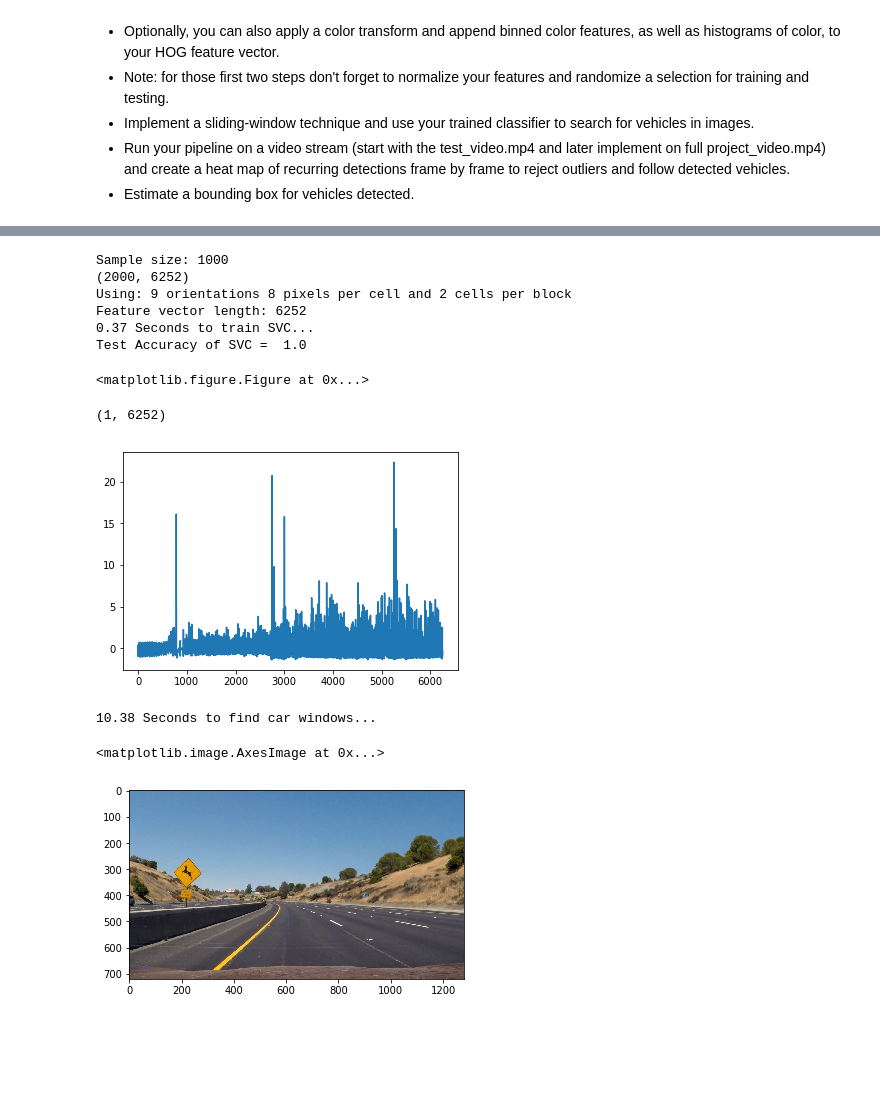
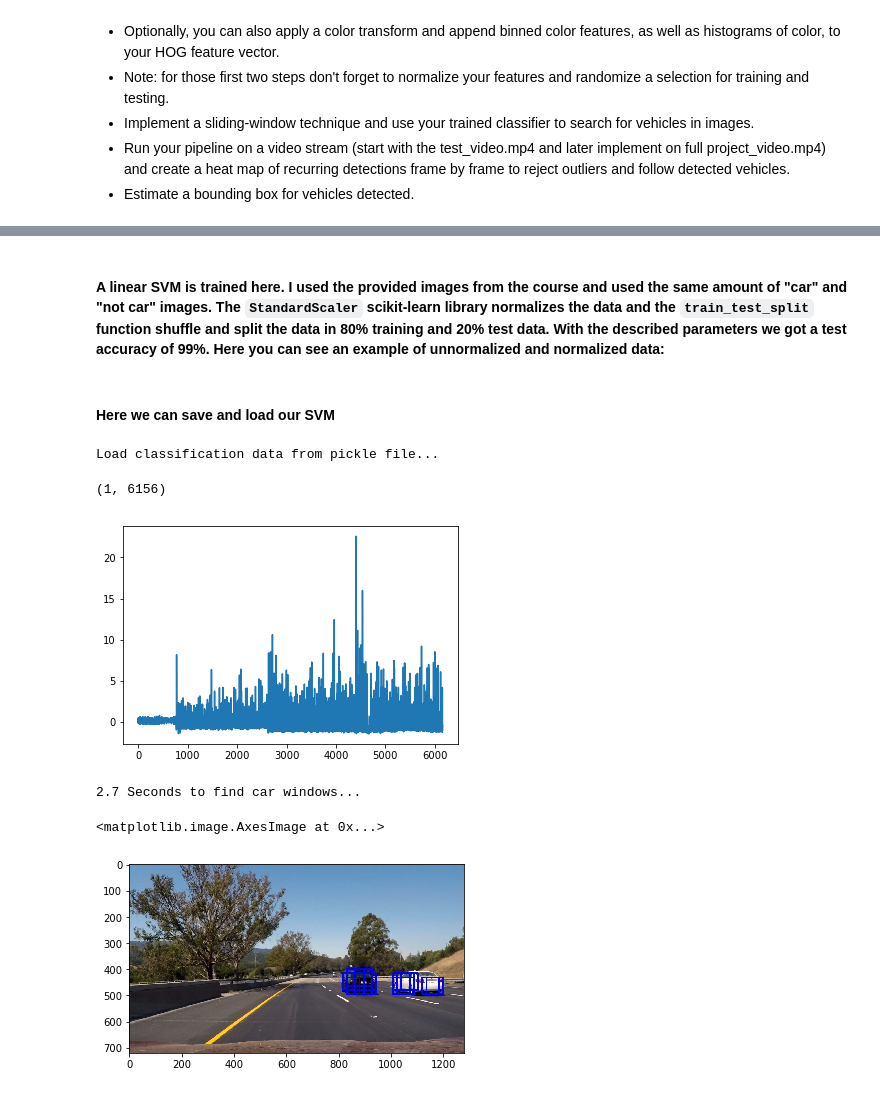
Before and after one commit to jocmom/CarND-Vehicle-Detection, a Jupyter notebook: P5.ipynb, the cells around one changed output, grey strips where cells are left out. Saved outputs shown, nothing was run; the diff lists cells and outputs as text; code cells hidden in the pictures; blank space fills up the shorter version.

```diff
--- a/P5.ipynb
+++ b/P5.ipynb
@@ -77,23 +82,26 @@ plot_compare_images(example_notcars, example_hog_notcars)
+# %%
+### TODO: Tweak these parameters and see how the results change.
+color_space = 'YCrCb' # Can be RGB, HSV, LUV, HLS, YUV, YCrCb
+orient = 9  # HOG orientations
+pix_per_cell = 8 # HOG pixels per cell
+cell_per_block = 2 # HOG cells per block
+hog_channel = 'ALL' # Can be 0, 1, 2, or "ALL"
+spatial_size = (16, 16) # Spatial binning dimensions
+hist_bins = 32    # Number of histogram bins
+spatial_feat = True # Spatial features on or off
+hist_feat = True # Histogram features on or off
+hog_feat = True # HOG features on or off
+svc = None
+X_Scaler = None
+# %% [markdown]
+#### A linear SVM is trained here. I used the provided images from the course and used the same amount of "car" and "not car" images. The `StandardScaler` scikit-learn library normalizes the data and the `train_test_split` function shuffle and split the data in 80% training and 20% test data. With the described parameters we got a test accuracy of 99%. Here you can see an example of unnormalized and normalized data:
 # %%
 %run feature_extraction.py
-# Reduce the sample size because
-# The quiz evaluator times out after 13s of CPU time
-sample_size = 1000#min(len(car_files), len(notcar_files))
+# Reduce the sample size to speed up for fast test
+sample_size = min(len(car_files), len(notcar_files))
 print("Sample size:", sample_size)
 cars = car_files[0:sample_size]
 notcars = notcar_files[0:sample_size]
-
-### TODO: Tweak these parameters and see how the results change.
-color_space = 'YUV' # Can be RGB, HSV, LUV, HLS, YUV, YCrCb
-orient = 9  # HOG orientations
-pix_per_cell = 8 # HOG pixels per cell
-cell_per_block = 2 # HOG cells per block
-hog_channel = 'ALL' # Can be 0, 1, 2, or "ALL"
-spatial_size = (16, 16) # Spatial binning dimensions
-hist_bins = 64    # Number of histogram bins
-spatial_feat = True # Spatial features on or off
-hist_feat = True # Histogram features on or off
-hog_feat = True # HOG features on or off
 
 def train_svc():
     car_features = extract_features(cars, color_space=color_space,
@@ -140,14 +148,8 @@ def train_svc():
     return svc, X_scaler
 
 svc, X_scaler = train_svc()
-# %% [output]
-Sample size: 1000
-(2000, 6252)
-Using: 9 orientations 8 pixels per cell and 2 cells per block
-Feature vector length: 6252
-0.37 Seconds to train SVC...
-Test Accuracy of SVC =  1.0
-<matplotlib.figure.Figure at 0x...>
+# %% [markdown]
+#### Here we can save and load our SVM
 # %%
 # save SVM data
 def save_classifier(file='svm.p'):
@@ -174,10 +176,12 @@ def save_classifier(file='svm.p'):
         raise
 
 def load_classifier(file='svm.p'):
+    global svc, X_scaler, spatial_size, hist_bins, orient, pix_per_cell
+    global cell_per_block, hog_channel, spatial_feat, hist_feat, hog_feat
     print('Load classification data from pickle file...')
     try:
         with open(file, "rb") as pfile:
-            data = pickle.load(input_file)
+            data = pickle.load(pfile)
             svc = data['svc']
             X_scaler = data['X_scaler']
             spatial_size =  data['spatial_size']
@@ -193,44 +197,47 @@ def load_classifier(file='svm.p'):
     except Exception as e:
         print('Error loading pickle file', file, ':', e)
         raise
+load_classifier("svm_YCrCb.p")
+# %% [output]
+Load classification data from pickle file...
 # %%
 %run feature_extraction.py
-image = snd.imread(test_files[1])
+image = snd.imread(test_files[4])
 draw_image = np.copy(image)
 
 # Uncomment the following line if you extracted training
 # data from .png images (scaled 0 to 1 by mpimg) and the
 # image you are searching is a .jpg (scaled 0 to 255)
 #image = image.astype(np.float32)/255
-y_start_stop = [400, 680] # Min and max in y to search in slide_window()
+y_start_stop = [400, 600] # Min and max in y to search in slide_window()
 window_sizes=[(64, 128)]
 
 windows = slide_window(image, x_start_stop=[None, None], y_start_stop=y_start_stop,
                     xy_window=(64, 64), xy_overlap=(0.75, 0.75))
 
 
 windows = []
 for w in range(64, 128, 64):
     win = slide_window(image, x_start_stop=[None, None], y_start_stop=y_start_stop, \
                        xy_window=(w, w), xy_overlap=(0.75, 0.75))
     windows += win
 
 t=time.time()
 hot_windows = search_windows(image, windows, svc, X_scaler, color_space=color_space,
                         spatial_size=spatial_size, hist_bins=hist_bins,
                         orient=orient, pix_per_cell=pix_per_cell,
                         cell_per_block=cell_per_block,
                         hog_channel=hog_channel, spatial_feat=spatial_feat,
                         hist_feat=hist_feat, hog_feat=hog_feat)
 t2 = time.time()
 print(round(t2-t, 2), 'Seconds to find car windows...')
 
 window_img = draw_boxes(draw_image, hot_windows, color=(0, 0, 255), thick=6)
 
 plt.imshow(window_img)
 # %% [output]
-(1, 6252)
+(1, 6156)
-[figure, old version]
+[figure, new version]
-10.38 Seconds to find car windows...
+2.7 Seconds to find car windows...
 <matplotlib.image.AxesImage at 0x...>
-[figure, old version]
+[figure, new version]
```
Also changed, not shown: parts of 13 cells of this notebook, 3 other files.
